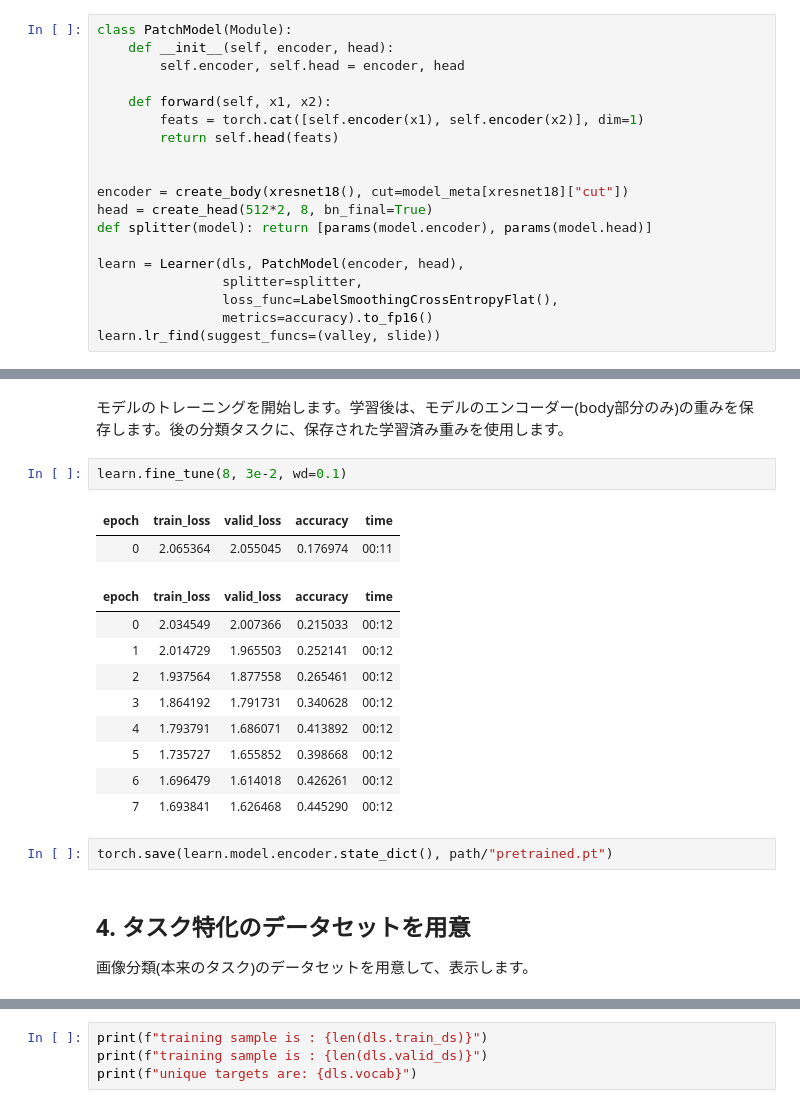
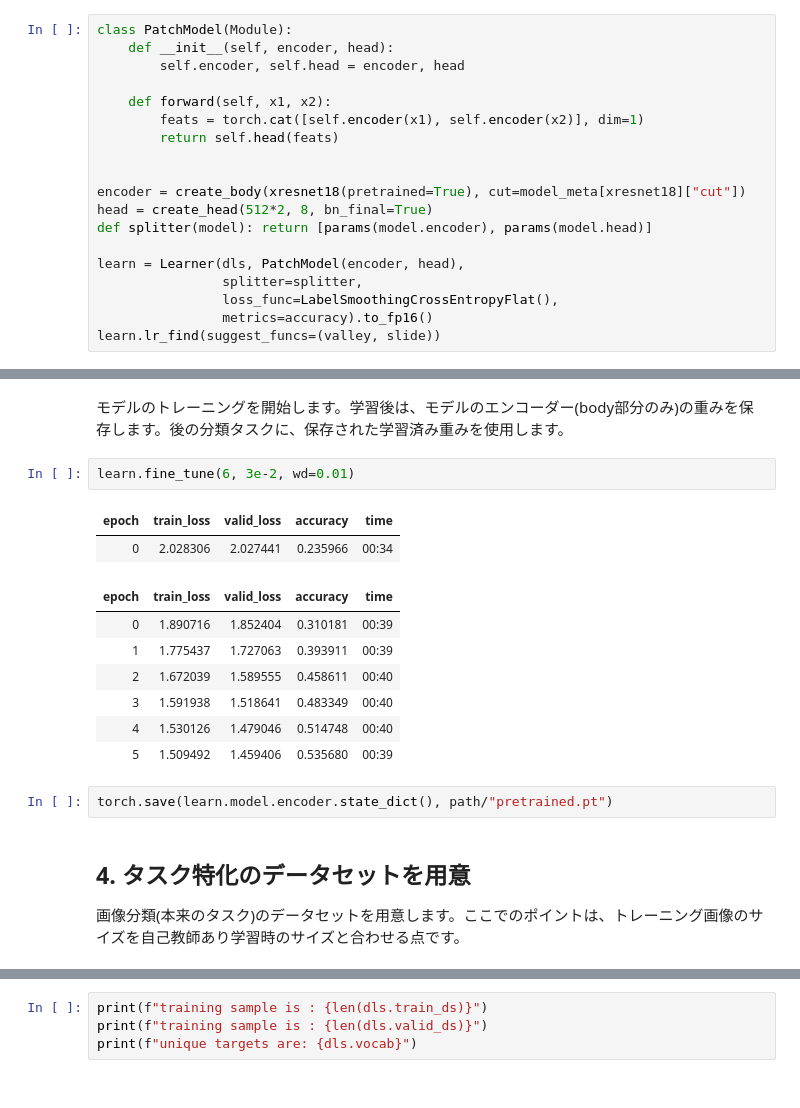
Before and after one commit to Akitsuyoshi/Akitsuyoshi.github.io, a Jupyter notebook: posts/food-11-exp2-kaggle/index.ipynb, the cells around one changed output, grey strips where cells are left out. Cells and saved outputs as stored; diff of their text form.

```diff
--- a/posts/food-11-exp2-kaggle/index.ipynb
+++ b/posts/food-11-exp2-kaggle/index.ipynb
@@ -189,7 +191,7 @@ class PatchModel(Module):
         return self.head(feats)
 
 
-encoder = create_body(xresnet18(), cut=model_meta[xresnet18]["cut"])
+encoder = create_body(xresnet18(pretrained=True), cut=model_meta[xresnet18]["cut"])
 head = create_head(512*2, 8, bn_final=True)
 def splitter(model): return [params(model.encoder), params(model.head)]
 
@@ -205,25 +207,23 @@ SuggestedLRs(valley=0.005248074419796467, slide=0.2089296132326126)
 # %% [markdown]
 モデルのトレーニングを開始します。学習後は、モデルのエンコーダー(body部分のみ)の重みを保存します。後の分類タスクに、保存された学習済み重みを使用します。
 # %%
-learn.fine_tune(8, 3e-2, wd=0.1)
+learn.fine_tune(6, 3e-2, wd=0.01)
 # %% [output]
 | epoch | train_loss | valid_loss | accuracy | time |
-| 0 | 2.065364 | 2.055045 | 0.176974 | 00:11 |
+| 0 | 2.028306 | 2.027441 | 0.235966 | 00:34 |
 | epoch | train_loss | valid_loss | accuracy | time |
-| 0 | 2.034549 | 2.007366 | 0.215033 | 00:12 |
-| 1 | 2.014729 | 1.965503 | 0.252141 | 00:12 |
-| 2 | 1.937564 | 1.877558 | 0.265461 | 00:12 |
-| 3 | 1.864192 | 1.791731 | 0.340628 | 00:12 |
-| 4 | 1.793791 | 1.686071 | 0.413892 | 00:12 |
-| 5 | 1.735727 | 1.655852 | 0.398668 | 00:12 |
-| 6 | 1.696479 | 1.614018 | 0.426261 | 00:12 |
-| 7 | 1.693841 | 1.626468 | 0.445290 | 00:12 |
+| 0 | 1.890716 | 1.852404 | 0.310181 | 00:39 |
+| 1 | 1.775437 | 1.727063 | 0.393911 | 00:39 |
+| 2 | 1.672039 | 1.589555 | 0.458611 | 00:40 |
+| 3 | 1.591938 | 1.518641 | 0.483349 | 00:40 |
+| 4 | 1.530126 | 1.479046 | 0.514748 | 00:40 |
+| 5 | 1.509492 | 1.459406 | 0.535680 | 00:39 |
 # %%
 torch.save(learn.model.encoder.state_dict(), path/"pretrained.pt")
 # %% [markdown]
 ## 4. タスク特化のデータセットを用意
 
-画像分類(本来のタスク)のデータセットを用意して、表示します。
+画像分類(本来のタスク)のデータセットを用意します。ここでのポイントは、トレーニング画像のサイズを自己教師あり学習時のサイズと合わせる点です。
 # %%
 def get_dls(size=128, bs=128):
     return DataBlock(
```
Also changed, not shown: parts of 15 cells of this notebook.
